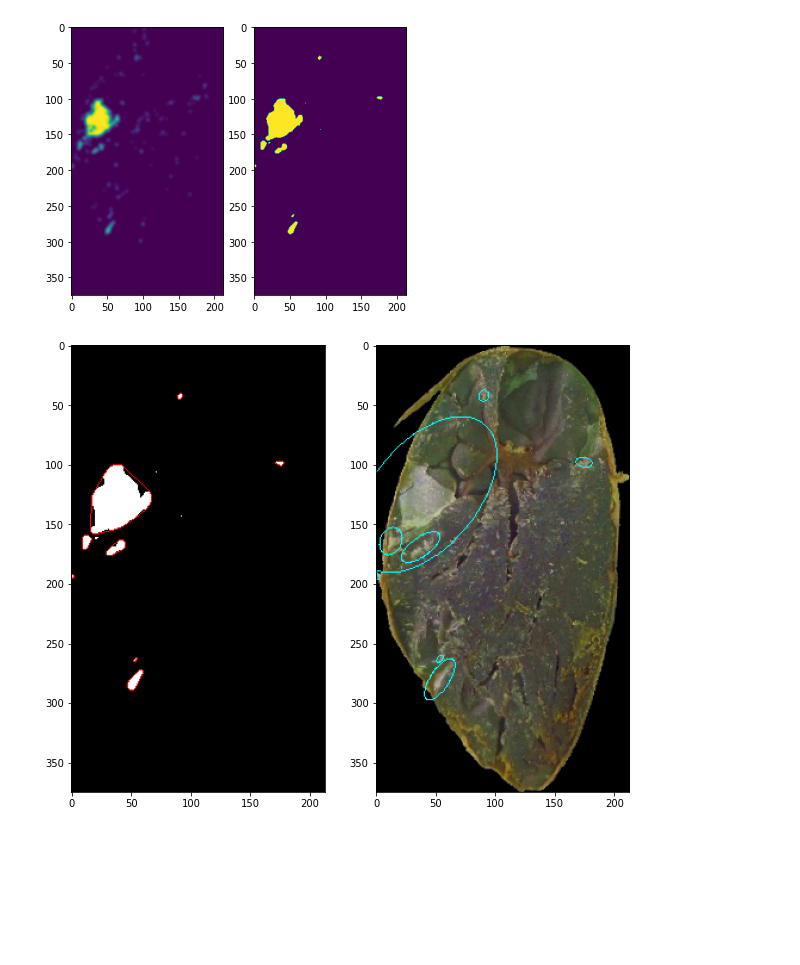
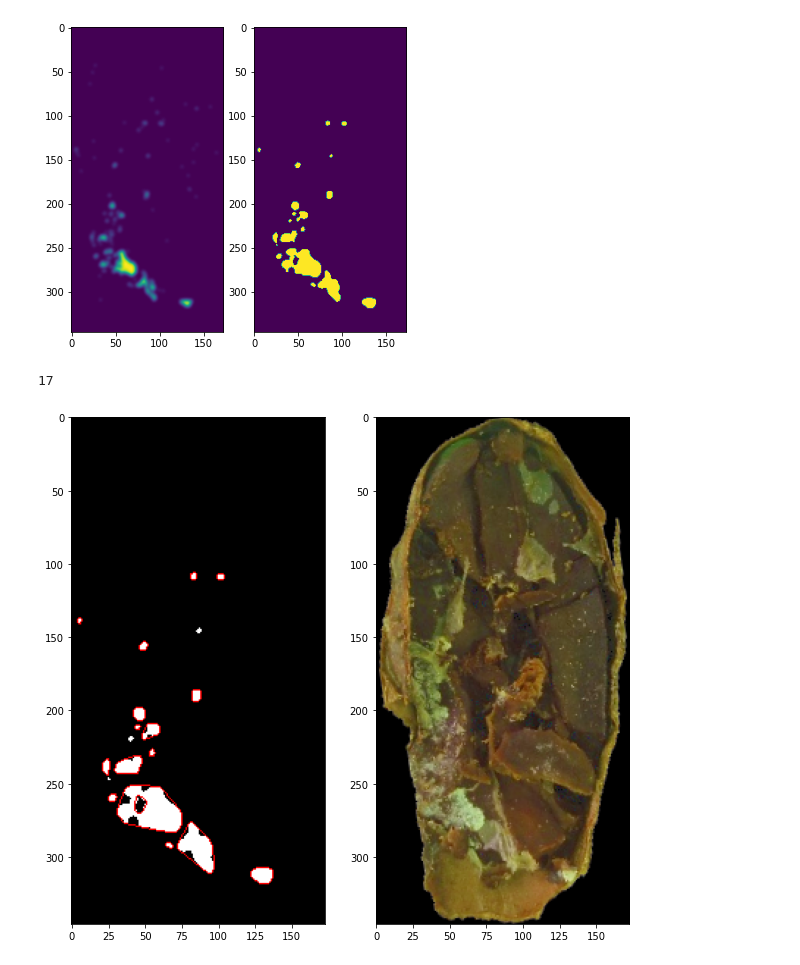
Before and after one commit to quanglochuynh/thesis2022, a Jupyter notebook: The_new_thesis_approach/moldered_test.ipynb, the cells around one changed output. Saved outputs shown, nothing was run; the diff lists cells and outputs as text; code cells hidden in the pictures; blank space fills up the shorter version.

```diff
--- a/The_new_thesis_approach/moldered_test.ipynb
+++ b/The_new_thesis_approach/moldered_test.ipynb
@@ -8,11 +8,11 @@ from image_extractor import preprocess_hsv, seperate_chanel
 # image_dir  = 'D:/Thesis_data/Backups/Color_Corrected_512x512/Brittle/image (87).JPG'
 # image_dir = 'D:/Thesis_data/Backups/Color_Corrected_512x512/Plated_Purple/image (10).JPG'
 # image_dir = 'D:/Thesis_data/Backups/Color_Corrected_512x512/Compartmentalized_Purple/image (100).JPG'
-# image_dir = 'D:/Thesis_data/Backups/Color_Corrected_512x512/Compartmentalized_White/image (99).JPG'
+# image_dir = 'D:/Thesis_data/Backups/Color_Corrected_512x512/Compartmentalized_White/image (23).JPG'
 # image_dir = 'D:/Thesis_data/Backups/Color_Corrected_512x512/Plated_White/image (72).JPG'
-image_dir = 'D:/Thesis_data/Backups/Color_Corrected_512x512/Plated_Slaty/image (84).JPG'
+# image_dir = 'D:/Thesis_data/Backups/Color_Corrected_512x512/Plated_Slaty/image (71).JPG'
 # image_dir = 'D:/Thesis_data/Backups/Color_Corrected_512x512/Compartmentalized_Slaty/image (56).JPG'
-# image_dir = 'D:/Thesis_data/Backups/Color_Corrected_512x512/Moldered/image (3).JPG'
+image_dir = 'D:/Thesis_data/Backups/Color_Corrected_512x512/Moldered/image (7).JPG'
 
 # plt.rcParams['figure.dpi'] = 102.46
 plt.rcParams["figure.figsize"] = (6,6)
@@ -58,8 +57,8 @@ plt.rcParams["figure.figsize"] = (10,6)
 # ret, thb = cv2.threshold(b, 180, 255, cv2.THRESH_TOZERO)
 
 ret, thr = cv2.threshold(r, 120, 255, cv2.THRESH_BINARY)
-ret, thg = cv2.threshold(g, 140, 255, cv2.THRESH_BINARY)
-ret, thb = cv2.threshold(b, 110, 255, cv2.THRESH_BINARY)
+ret, thg = cv2.threshold(g, 135, 255, cv2.THRESH_BINARY)
+ret, thb = cv2.threshold(b, 100, 255, cv2.THRESH_BINARY)
 
 plt.subplot(1,3,1)
 plt.imshow(thr)
@@ -84,31 +83,48 @@ blur = cv2.GaussianBlur(meg, (11,11),0)
 plt.subplot(1,2,1)
 plt.imshow(blur)
 
-ret, blur = cv2.threshold(blur, 40, 255, cv2.THRESH_BINARY)
+ret, blur = cv2.threshold(blur, 20, 255, cv2.THRESH_BINARY)
 plt.subplot(1,2,2)
 plt.imshow(blur)
 plt.show()
 # %% [output]
-[figure, old version]
+[figure, new version]
 # %%
 plt.rcParams["figure.figsize"] = (10,10)
 contours, hir = cv2.findContours(blur, cv2.RETR_TREE, cv2.CHAIN_APPROX_NONE)
+hei,wid = np.shape(blur)
 blur = cv2.cvtColor(blur, cv2.COLOR_GRAY2RGB)
+shape = []
+stat = []
 for cnt in contours:
-        convexHull = cv2.convexHull(cnt)
-        convexhull_area = cv2.contourArea(convexHull)
-        if len(cnt)<5:
-                continue
-        elif len(convexHull)<5:
-                continue
-        else:
-                (eX, eY), (alX, alY), orientation = cv2.fitEllipse(convexHull)
-                cv2.drawContours(blur, [convexHull], -1, (255,0,0), 1)
-                cv2.ellipse(image_rgb, (int(eX), int(eY)), (int(alX), int(alY)), orientation, 0, 360, (0, 255, 255), 1)
+	x,y,w,h = cv2.boundingRect(cnt)
+	convexHull = cv2.convexHull(cnt)
+	convexhull_area = cv2.contourArea(convexHull)
+	if convexhull_area < 9:
+		continue
+	if len(cnt)<5:
+		continue
+	if len(convexHull)<5:
+		continue
+
+	rect = cv2.minAreaRect(convexHull)
+	(x2,y2),(w2,h2),o = rect
+	r = w2/h2
+	if (r>3) or (r<0.333):
+		continue
+	feature = image_rgb[y:y+h, x:x+w, :]
+	stat.append(statistic_analysis(feature))
+	shape.append([w,h])
+	cv2.drawContours(blur, [convexHull], -1, (255,0,0), 1)
+
+n = len(stat)
+print(n)
+
 plt.subplot(1,2,1)
 plt.imshow(blur)
 plt.subplot(1,2,2)
 plt.imshow(image_rgb)
 plt.show()
 # %% [output]
+17
-[figure, old version]
+[figure, new version]
```
Also changed, not shown: parts of 9 cells of this notebook, 3 other files.
